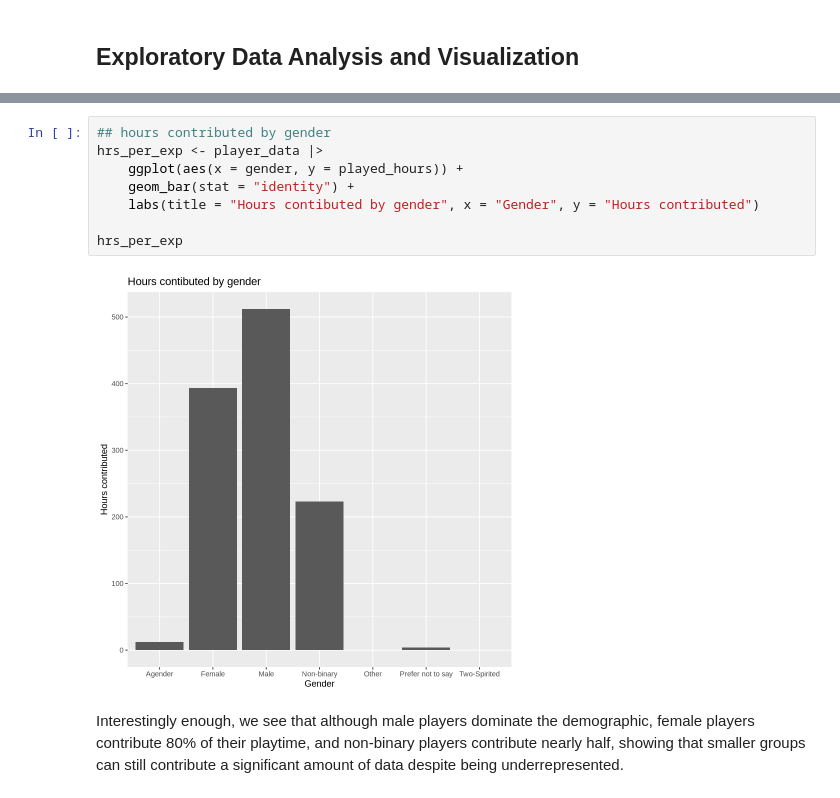
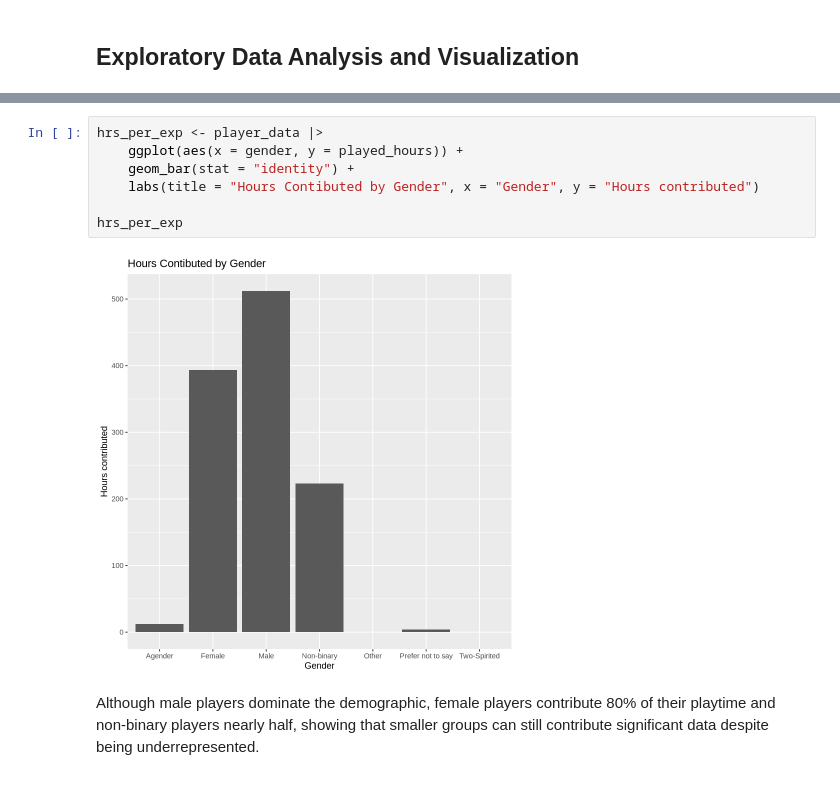
Before and after one commit to jjessicatsai/Individual-Planning-Report, a Jupyter notebook: minecraft.ipynb, the cells around one changed output, grey strips where cells are left out. Saved outputs shown, nothing was run; the diff lists cells and outputs as text.

```diff
--- a/minecraft.ipynb
+++ b/minecraft.ipynb
@@ -335,12 +343,11 @@ Here, we see that although there are only around half as many regular players as
 # %%
-## hours contributed by gender
 hrs_per_exp <- player_data |>
     ggplot(aes(x = gender, y = played_hours)) +
     geom_bar(stat = "identity") +
-    labs(title = "Hours contibuted by gender", x = "Gender", y = "Hours contributed")
+    labs(title = "Hours Contibuted by Gender", x = "Gender", y = "Hours contributed")
 
 hrs_per_exp
 # %% [output]
-[figure, old version]
+[figure, new version]
 # %% [markdown]
-Interestingly enough, we see that although male players dominate the demographic, female players contribute 80% of their playtime, and non-binary players contribute nearly half, showing that smaller groups can still contribute a significant amount of data despite being underrepresented.
+Although male players dominate the demographic, female players contribute 80% of their playtime and non-binary players nearly half, showing that smaller groups can still contribute significant data despite being underrepresented.
```
Also changed, not shown: parts of 27 cells of this notebook.
